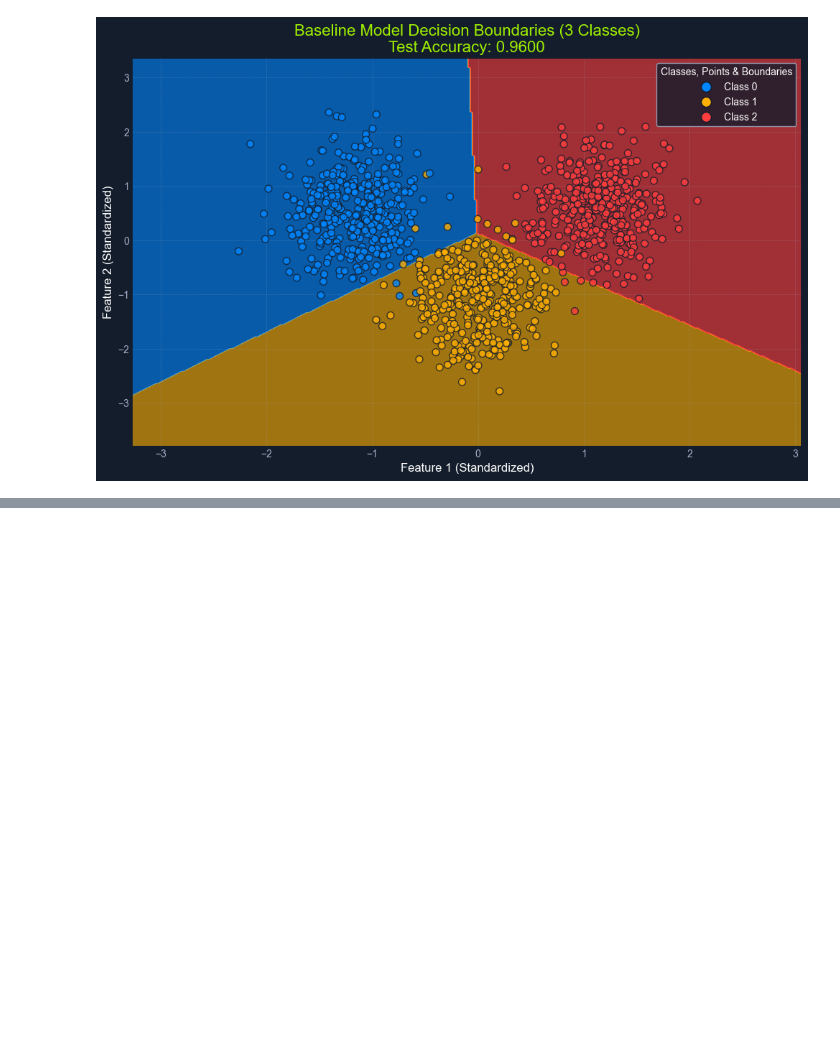
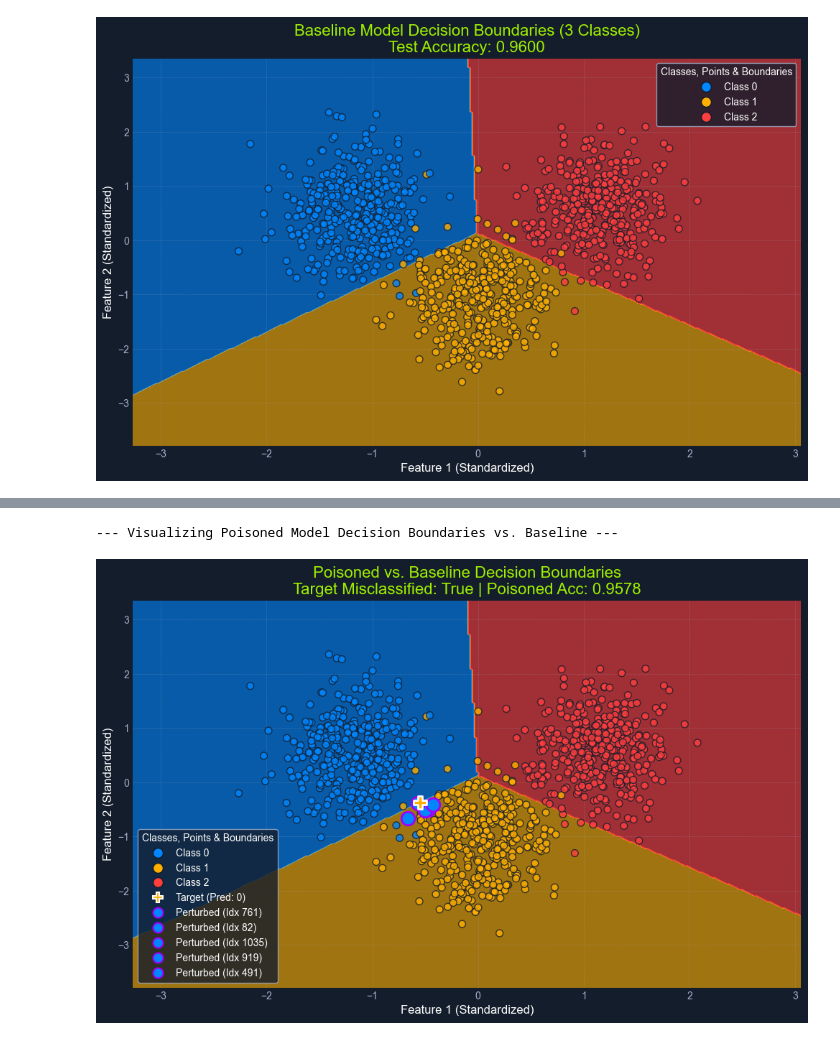
Before and after one commit to urcuqui/WhiteHat, a Jupyter notebook: redai/hackthebox/redteam_code/clean.ipynb, the cells around one changed output, grey strips where cells are left out. Cells and saved outputs as stored; diff of their text form; code cells hidden in the pictures; blank space fills up the shorter version.

```diff
--- a/redai/hackthebox/redteam_code/clean.ipynb
+++ b/redai/hackthebox/redteam_code/clean.ipynb
@@ -556,0 +838,14 @@ plot_decision_boundary_multi(
+# %%
+print("\n--- Training Poisoned Model (Clean Label Attack) ---")
+
+# Initialize a new base estimator for the poisoned model (same settings as baseline)
+poisoned_base_estimator = LogisticRegression(
+    random_state=SEED, C=1.0, solver="liblinear"
+)
+# Initialize the OneVsRestClassifier wrapper
+poisoned_model_cl = OneVsRestClassifier(poisoned_base_estimator)
+
+# Train the model on the POISONED training data
+poisoned_model_cl.fit(X_train_poisoned, y_train_poisoned)
+
+print("Poisoned model (Clean Label) trained successfully.")
@@ -556,0 +920,24 @@ plot_decision_boundary_multi(
+# %%
+print("\n--- Visualizing Poisoned Model Decision Boundaries vs. Baseline ---")
+
+# Predict classes on the meshgrid using the POISONED model
+Z_poisoned_cl = poisoned_model_cl.predict(mesh_points_3c)
+Z_poisoned_cl = Z_poisoned_cl.reshape(xx_3c.shape)
+
+# Plot the decision boundary comparison
+plot_decision_boundary_multi(
+    X_train_poisoned,  # Show points from the poisoned training set
+    y_train_poisoned,  # Use their labels (perturbed are still 0)
+    Z_poisoned_cl,  # Use the poisoned model's mesh predictions for background
+    xx_3c,
+    yy_3c,
+    title=f"Poisoned vs. Baseline Decision Boundaries\nTarget Misclassified: {attack_successful} | Poisoned Acc: {poisoned_accuracy_test:.4f}",
+    highlight_indices=[target_point_index_absolute] + perturbed_indices_list,
+    highlight_markers=["P"] + ["o"] * len(perturbed_indices_list),
+    highlight_colors=[white] + [vivid_purple] * len(perturbed_indices_list),
+    highlight_labels=[f"Target (Pred: {target_pred_poisoned})"]
+    + [f"Perturbed (Idx {idx})" for idx in perturbed_indices_list],
+)
+# %% [output]
+--- Visualizing Poisoned Model Decision Boundaries vs. Baseline ---
+[figure, added]
```
Also changed, not shown: parts of 9 cells of this notebook, 1 other file.
